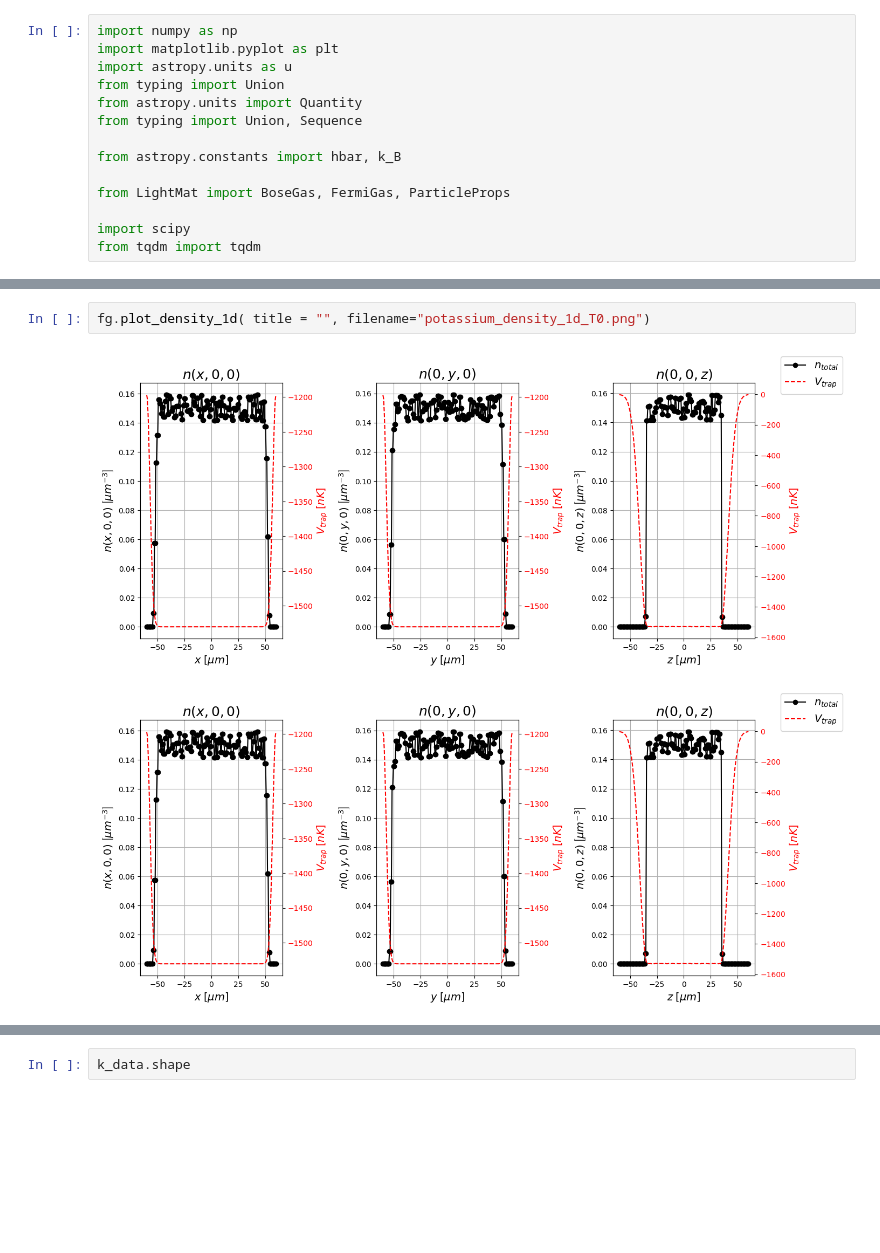
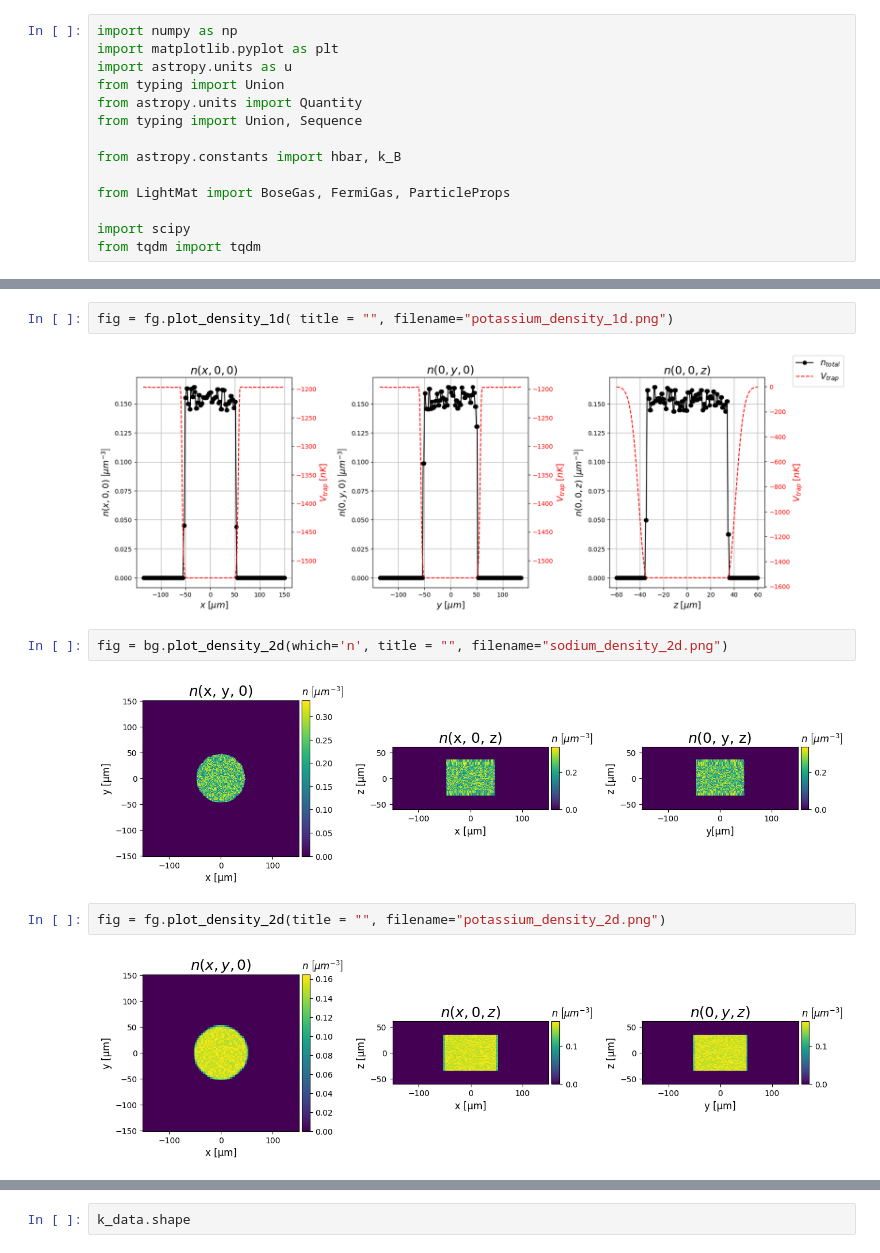
Before and after one commit to lightmat/lightmat, a Jupyter notebook: 20240109_team_meeting.ipynb, the cells around one changed output, grey strips where cells are left out. Drawn from its saved outputs; the diff is of its cells as text; blank space fills up the shorter version.

```diff
--- a/20240109_team_meeting.ipynb
+++ b/20240109_team_meeting.ipynb
@@ -177,8 +141,15 @@ bg.plot_density_1d(which='n', title = "", filename="sodium_density_1d_T10.png")
 # %%
-fg.plot_density_1d( title = "", filename="potassium_density_1d_T0.png")
+fig = fg.plot_density_1d( title = "", filename="potassium_density_1d.png")
 # %% [output]
-[figure, old version]
+[figure, new version]
-[figure, removed]
+# %%
+fig = bg.plot_density_2d(which='n', title = "", filename="sodium_density_2d.png")
+# %% [output]
+[figure, added]
+# %%
+fig = fg.plot_density_2d(title = "", filename="potassium_density_2d.png")
+# %% [output]
+[figure, added]
 # %%
 import numpy as np
 import matplotlib.pyplot as plt
```
Also changed, not shown: parts of 8 cells of this notebook, 22 other files.
